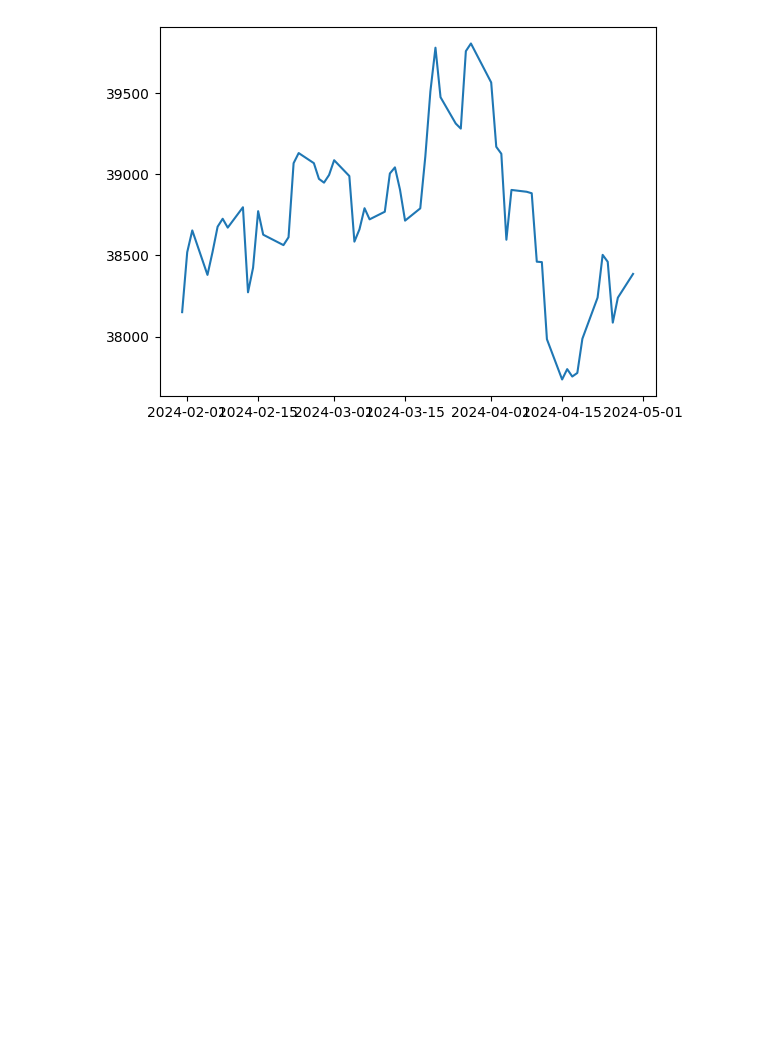
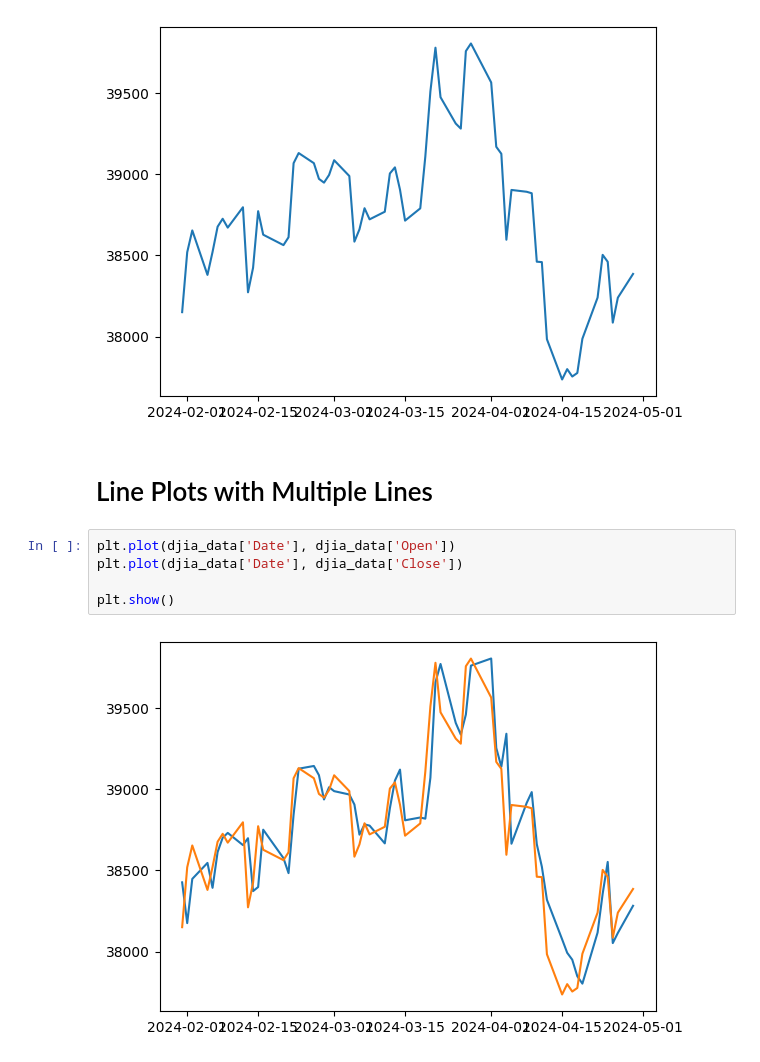
Before and after one commit to tedy-art/A-To-Z-Python, a Jupyter notebook: 02_Intermediate Python/MatPlotLib/main.ipynb, the cells around one changed output. Saved outputs shown, nothing was run; the diff lists cells and outputs as text; blank space fills up the shorter version.

```diff
--- a/02_Intermediate Python/MatPlotLib/main.ipynb
+++ b/02_Intermediate Python/MatPlotLib/main.ipynb
@@ -54,3 +54,12 @@ plt.plot(djia_data['Date'], djia_data['Close'])
 plt.show()
 # %% [output]
 [figure]
+# %% [markdown]
+# Line Plots with Multiple Lines
+# %%
+plt.plot(djia_data['Date'], djia_data['Open'])
+plt.plot(djia_data['Date'], djia_data['Close'])
+
+plt.show()
+# %% [output]
+[figure, added]
```
Also changed, not shown: parts of 3 cells of this notebook.
